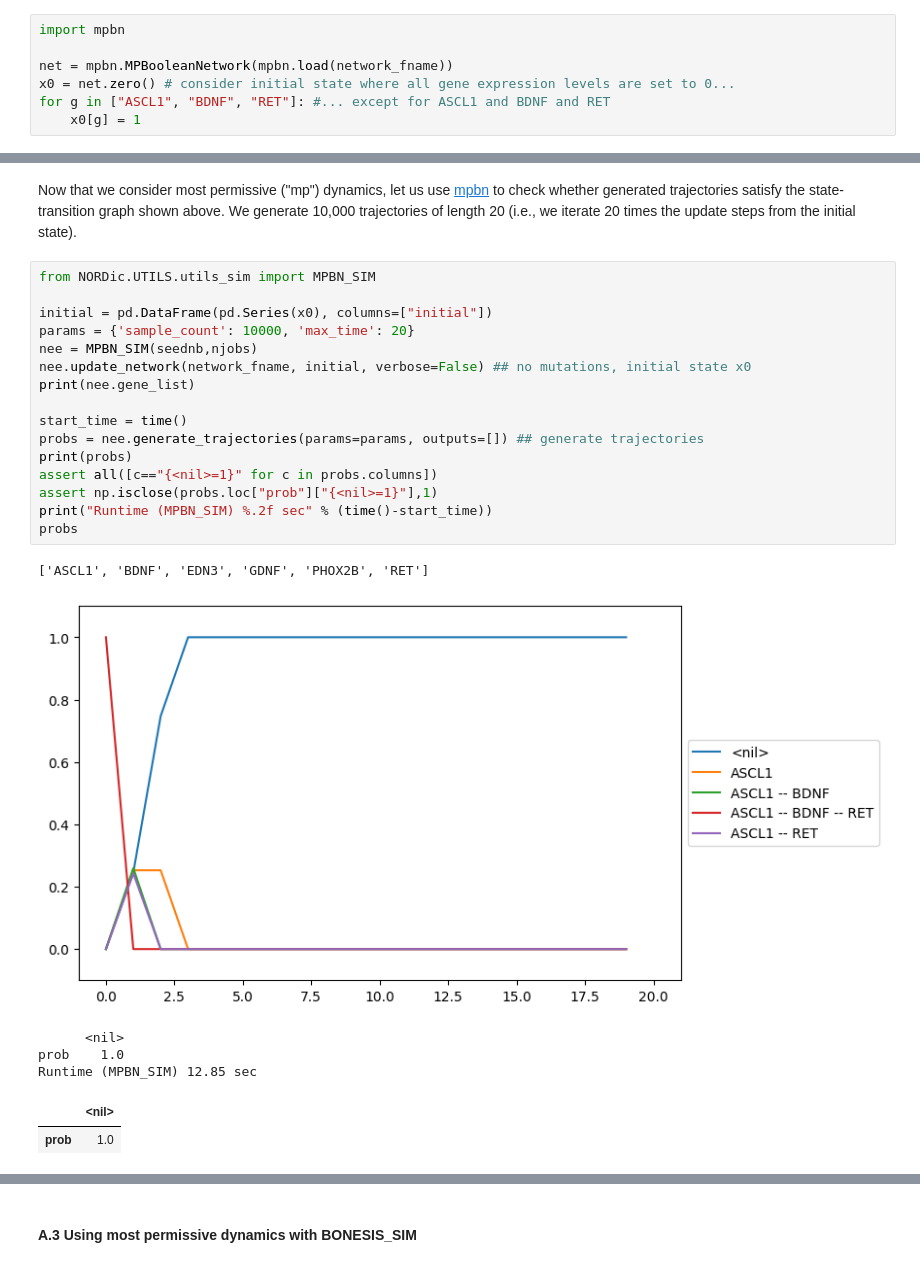
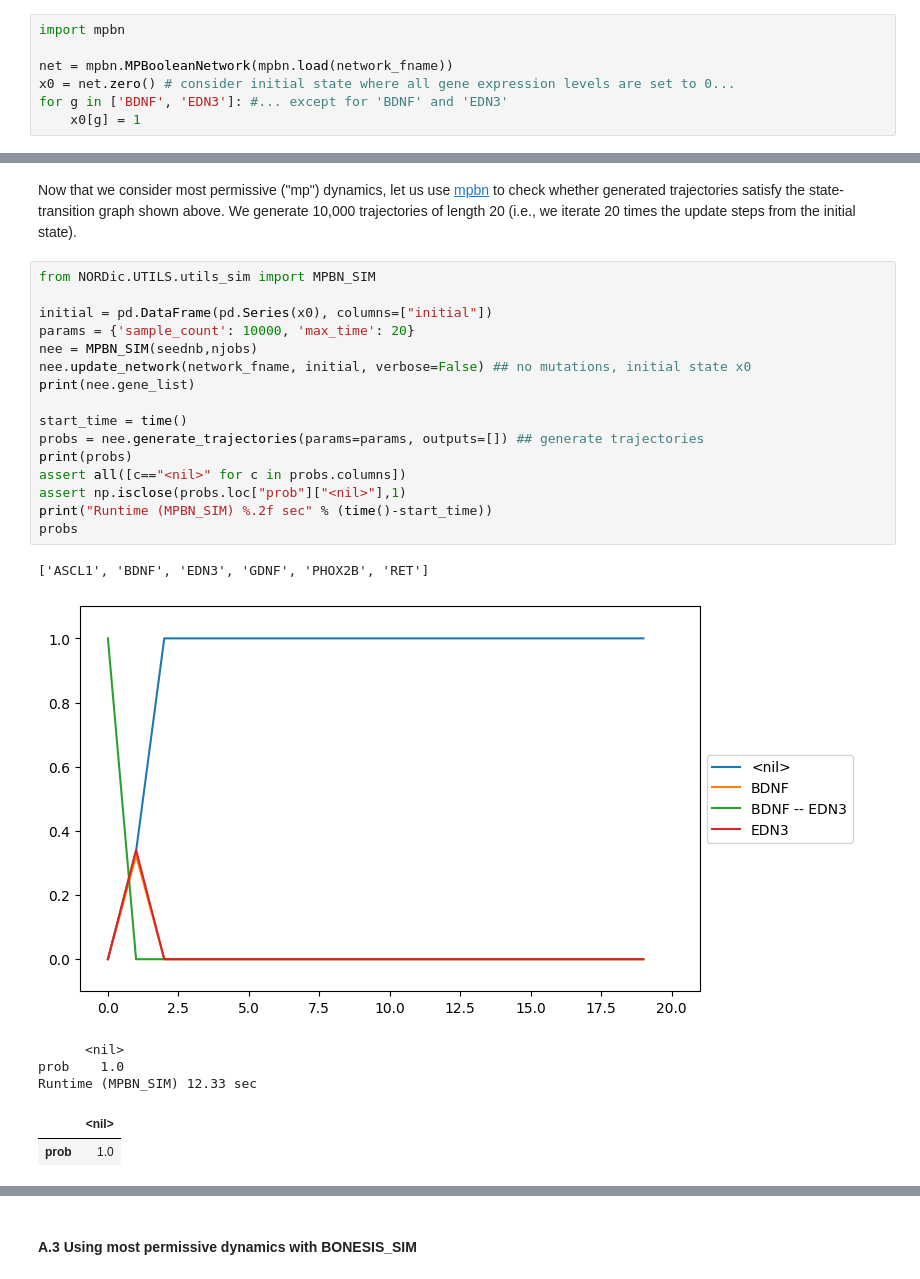
Before and after one commit to clreda/NORDic, a Jupyter notebook: notebooks/NORDic Network Simulations.ipynb, the cells around one changed output, grey strips where cells are left out. Drawn from its saved outputs; the diff is of its cells as text.

```diff
--- a/notebooks/NORDic Network Simulations.ipynb
+++ b/notebooks/NORDic Network Simulations.ipynb
@@ -43,7 +43,7 @@ import mpbn
 
 net = mpbn.MPBooleanNetwork(mpbn.load(network_fname))
 x0 = net.zero() # consider initial state where all gene expression levels are set to 0...
-for g in ["ASCL1", "BDNF", "RET"]: #... except for ASCL1 and BDNF and RET
+for g in ['BDNF', 'EDN3']: #... except for 'BDNF' and 'EDN3'
     x0[g] = 1
 # %% [markdown]
 Using [mpbn](https://github.com/bnediction/mpbn), one can visualize the state-transition graph (i.e., states connected if one can go from one to the other by a single update step). Note that it can be **very** large and computationally expensive if the number of nodes is large
@@ -105,25 +105,25 @@ Now that we consider most permissive ("mp") dynamics, let us use [mpbn](https://
 # %%
 from NORDic.UTILS.utils_sim import MPBN_SIM
 
 initial = pd.DataFrame(pd.Series(x0), columns=["initial"])
 params = {'sample_count': 10000, 'max_time': 20}
 nee = MPBN_SIM(seednb,njobs)
 nee.update_network(network_fname, initial, verbose=False) ## no mutations, initial state x0
 print(nee.gene_list)
 
 start_time = time()
 probs = nee.generate_trajectories(params=params, outputs=[]) ## generate trajectories
 print(probs)
-assert all([c=="{<nil>=1}" for c in probs.columns])
-assert np.isclose(probs.loc["prob"]["{<nil>=1}"],1)
+assert all([c=="<nil>" for c in probs.columns])
+assert np.isclose(probs.loc["prob"]["<nil>"],1)
 print("Runtime (MPBN_SIM) %.2f sec" % (time()-start_time))
 probs
 # %% [output]
 ['ASCL1', 'BDNF', 'EDN3', 'GDNF', 'PHOX2B', 'RET']
-[figure, old version]
+[figure, new version]
       <nil>
 prob    1.0
-Runtime (MPBN_SIM) 12.85 sec
+Runtime (MPBN_SIM) 12.33 sec
 |  | <nil> |
 | prob | 1.0 |
 # %% [markdown]
```
Also changed, not shown: parts of 12 cells of this notebook, 3 other files.
